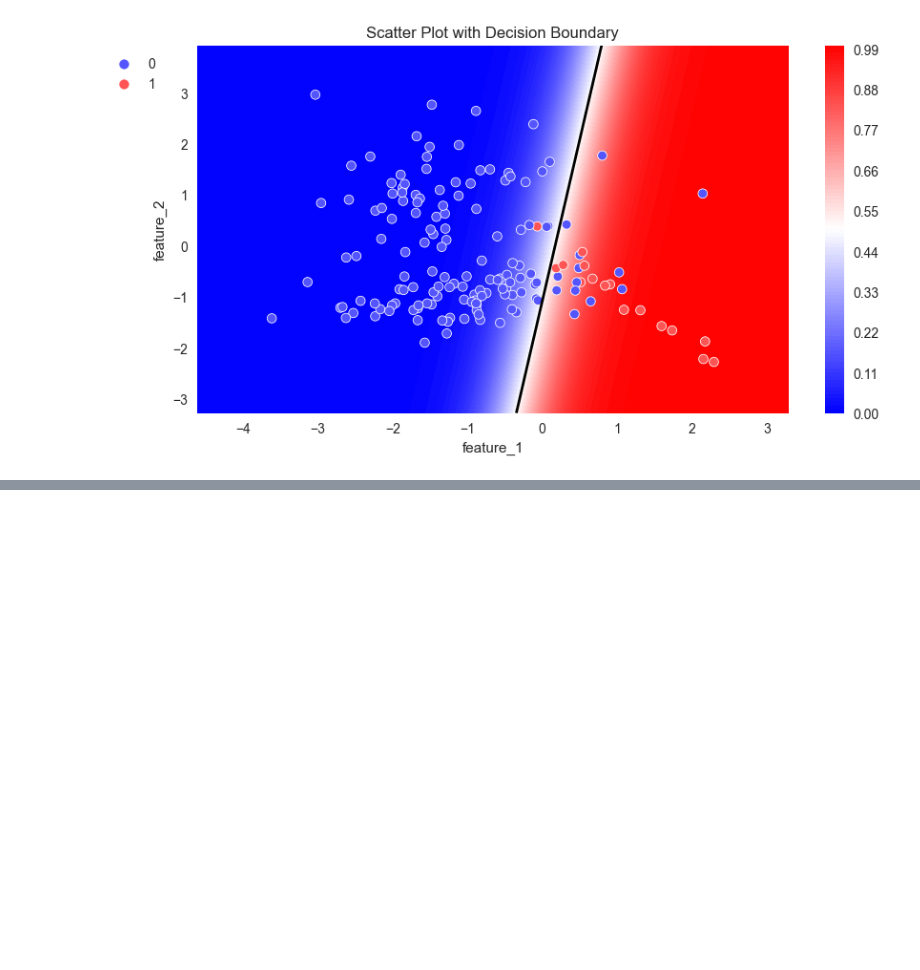
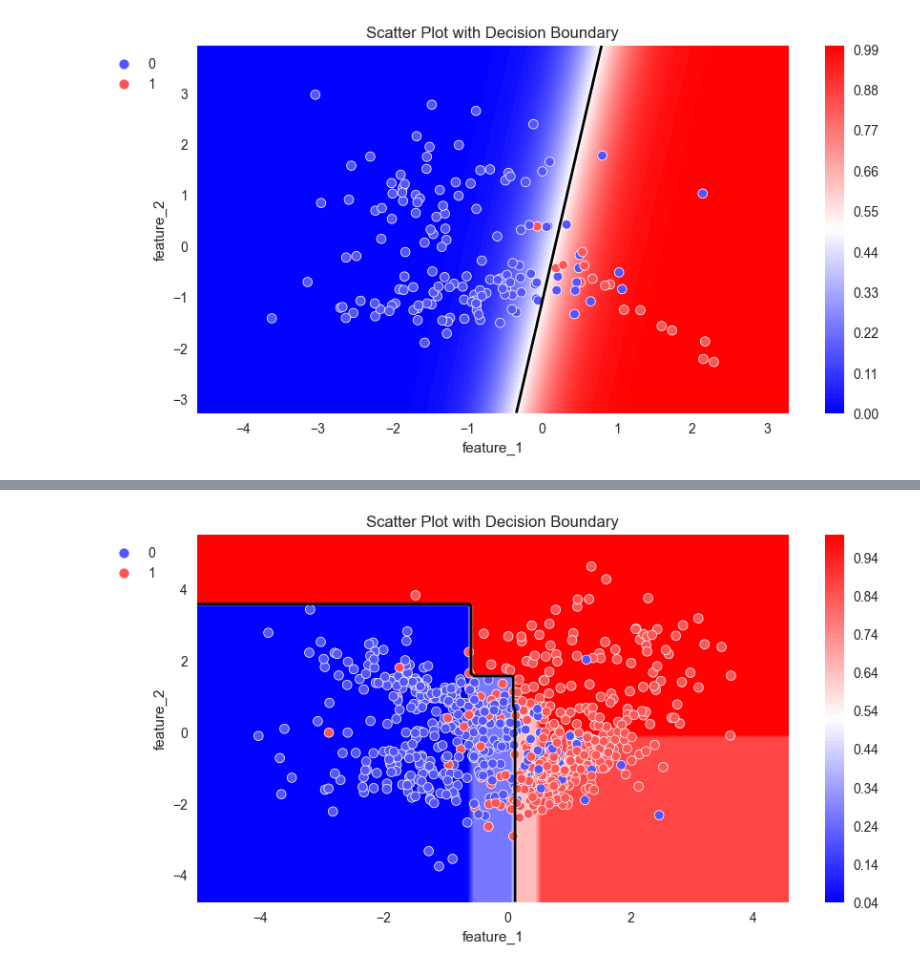
Before and after one commit to sergioschadenko/sf_data_science, a Jupyter notebook: ML_5_validation/validation_test_task.ipynb, the cells around one changed output, grey strips where cells are left out. Saved outputs shown, nothing was run; the diff lists cells and outputs as text; code cells hidden in the pictures; blank space fills up the shorter version.

```diff
--- a/ML_5_validation/validation_test_task.ipynb
+++ b/ML_5_validation/validation_test_task.ipynb
@@ -134,0 +188,4 @@ plot_probabilities_2d(X_train, y_train, log_reg_sampled)
+# %%
+plot_probabilities_2d(X_train, y_train, tree_model_2)
+# %% [output]
+[figure, added]
```
Also changed, not shown: parts of 5 cells of this notebook, 1 other file.
